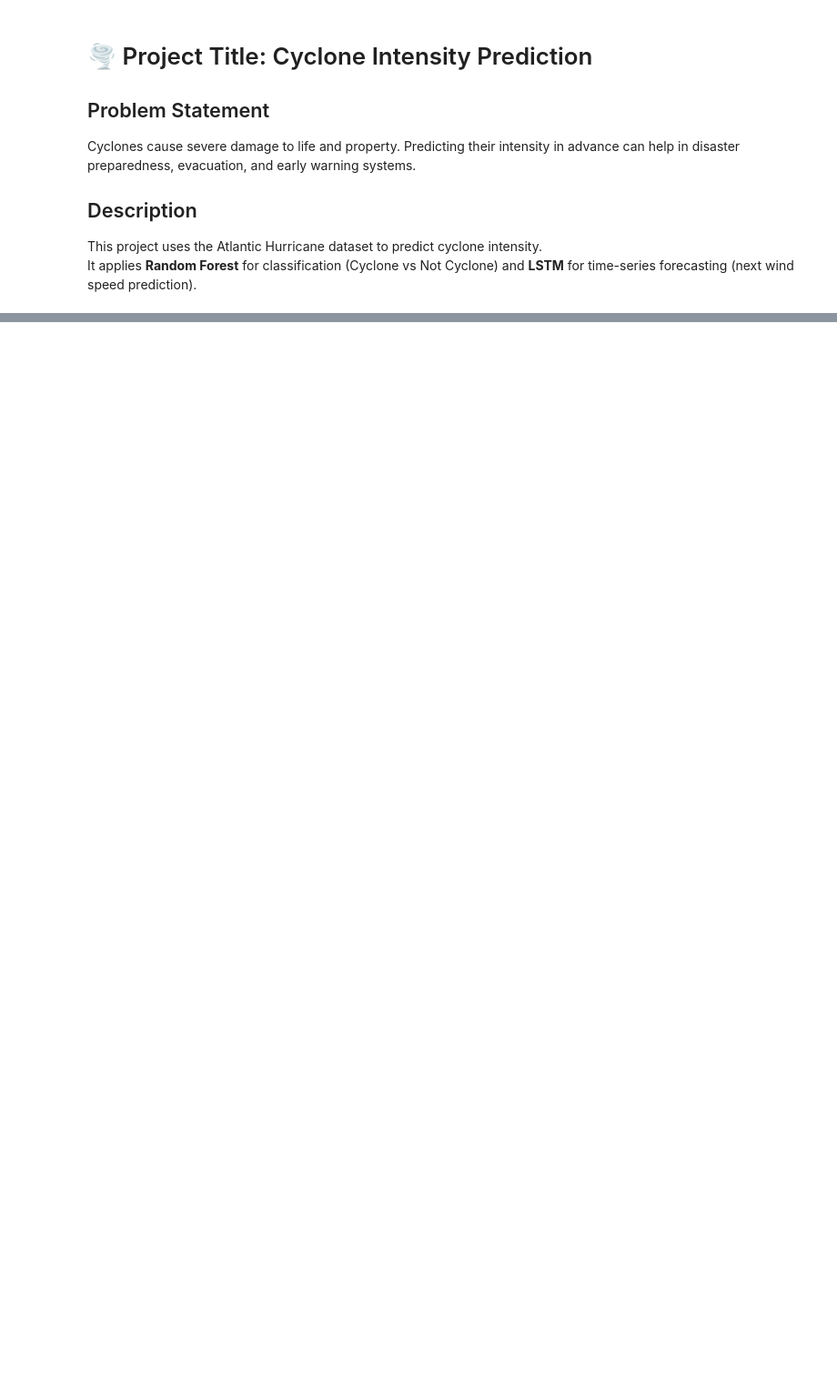
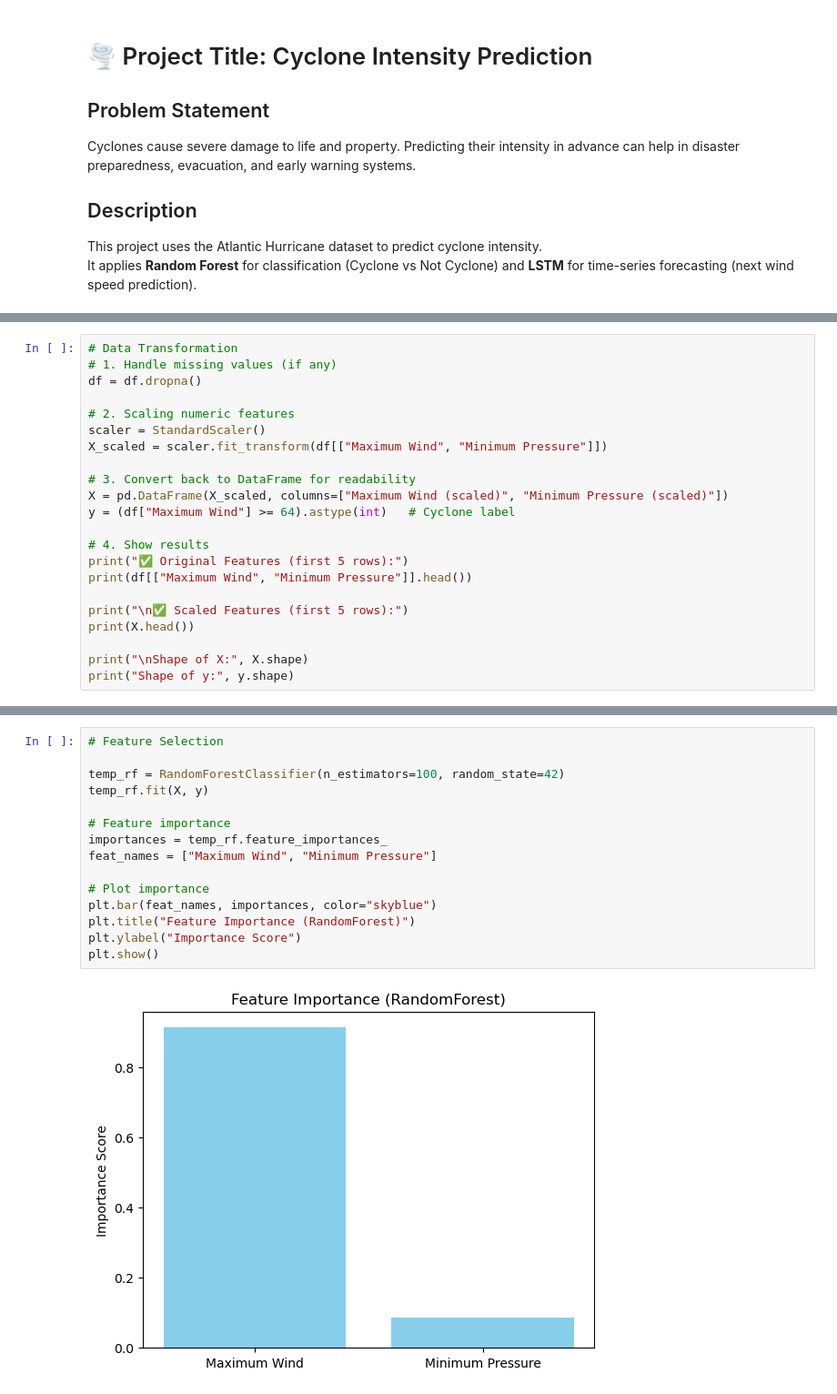
Before and after one commit to sravs154116/Cyclone_Intensity_Predition, a Jupyter notebook: Cyclone_Intern.ipynb, the cells around one changed output, grey strips where cells are left out. Shown at 91% size. Cells and saved outputs as stored; diff of their text form; blank space fills up the shorter version.

```diff
--- a/Cyclone_Intern.ipynb
+++ b/Cyclone_Intern.ipynb
@@ -51,0 +148,22 @@ Columns available: ['ID', 'Name', 'Date', 'Time', 'Event', 'Status', 'Latitude',
+# %%
+# Data Transformation
+# 1. Handle missing values (if any)
+df = df.dropna()
+
+# 2. Scaling numeric features
+scaler = StandardScaler()
+X_scaled = scaler.fit_transform(df[["Maximum Wind", "Minimum Pressure"]])
+
+# 3. Convert back to DataFrame for readability
+X = pd.DataFrame(X_scaled, columns=["Maximum Wind (scaled)", "Minimum Pressure (scaled)"])
+y = (df["Maximum Wind"] >= 64).astype(int)   # Cyclone label
+
+# 4. Show results
+print("✅ Original Features (first 5 rows):")
+print(df[["Maximum Wind", "Minimum Pressure"]].head())
+
+print("\n✅ Scaled Features (first 5 rows):")
+print(X.head())
+
+print("\nShape of X:", X.shape)
+print("Shape of y:", y.shape)
@@ -51,0 +189,17 @@ Columns available: ['ID', 'Name', 'Date', 'Time', 'Event', 'Status', 'Latitude',
+# %%
+# Feature Selection
+
+temp_rf = RandomForestClassifier(n_estimators=100, random_state=42)
+temp_rf.fit(X, y)
+
+# Feature importance
+importances = temp_rf.feature_importances_
+feat_names = ["Maximum Wind", "Minimum Pressure"]
+
+# Plot importance
+plt.bar(feat_names, importances, color="skyblue")
+plt.title("Feature Importance (RandomForest)")
+plt.ylabel("Importance Score")
+plt.show()
+# %% [output]
+[figure, added]
```
Also changed, not shown: parts of 7 cells of this notebook.
